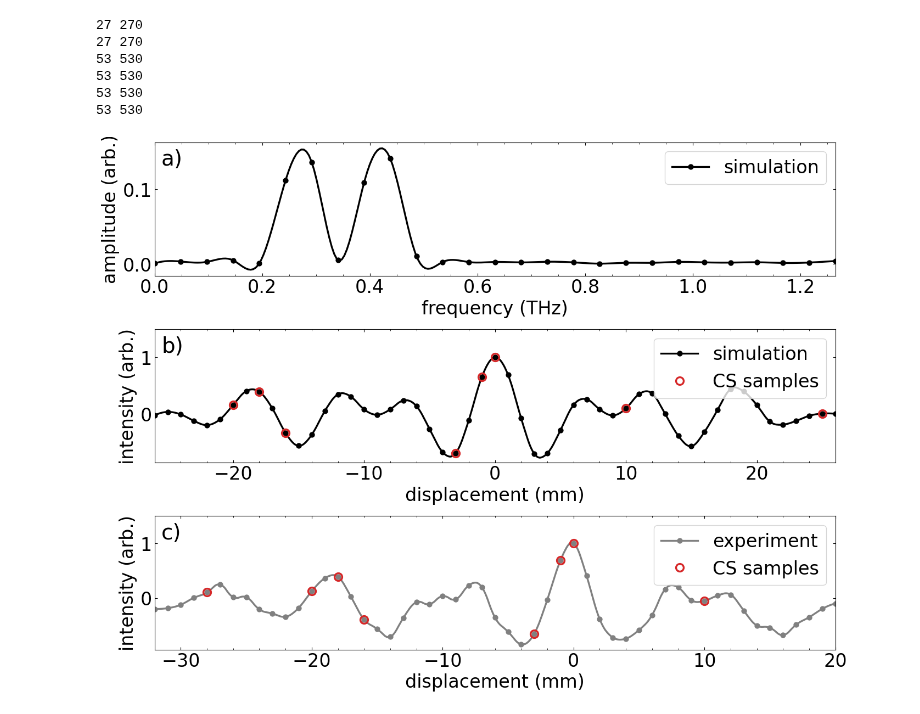
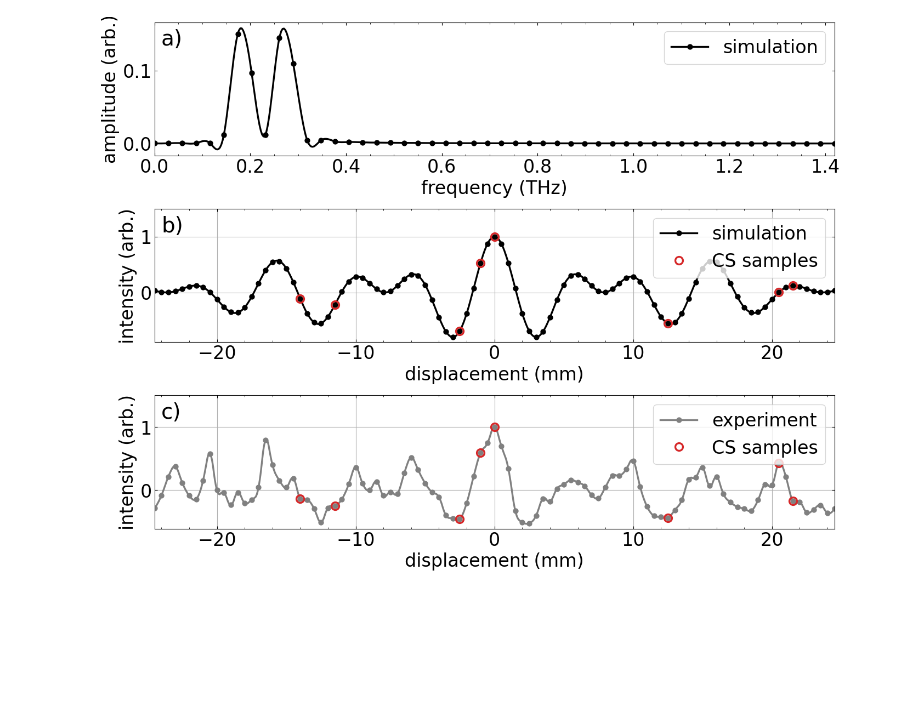
Before and after one commit to Jammi-Dodgers/THz-Compressed-Sensing, a Jupyter notebook: experimental_results_with_CS.ipynb, the cells around one changed output. Cells and saved outputs as stored; diff of their text form; code cells hidden in the pictures; blank space fills up the shorter version.

```diff
--- a/experimental_results_with_CS.ipynb
+++ b/experimental_results_with_CS.ipynb
@@ -8,14 +8,14 @@ plt.rcParams.update({'font.size':24, 'xtick.minor.visible': True, 'ytick.minor.v
                      'lines.linewidth': 2.4, 'lines.markersize': 10.0, 'lines.markeredgewidth': 2.4})
 #np.set_printoptions(threshold=sys.maxsize)
 # %%
-exp_sensors = [12, 14, 16, 29, 31, 32, 42,  4]
-regularization_coeffient = 1e-3
-pixel_pitch = 1 #mm
-theta = 200
+exp_sensors = np.array([21,26,44,47,49,74,90,92])
+regularization_coeffient = 5e-2
+pixel_pitch = 0.5 #mm
+theta = 360
 
-experiment, _ = cs.open_dataset("240802134128_processed1d", ".csv")
+experiment = cs.open_dataset("250821_133934_processed1d", ".csv")
 experiment /= np.max(experiment)
-simulation, _ = cs.open_dataset("1dmockanderrors22", ".csv")
+simulation, _ = cs.open_dataset("1dmockanderrors30", ".csv")
 simulation /= np.max(simulation)
 total_points = len(simulation)
 
@@ -24,8 +24,8 @@ freqs /= 2*np.sin(np.deg2rad(theta/60))
 freqs *= C
 freqs *= 1e-12
 # %%
-sim_sensors = exp_sensors -np.argmax(experiment) +np.argmax(simulation) #recenter
-sim_sensors = sim_sensors %total_points #wrap around
+sim_sensors = exp_sensors #-np.argmax(experiment) +np.argmax(simulation) #recenter
+# sim_sensors = sim_sensors %total_points #wrap around
 
 samples = np.full_like(experiment, np.nan)
 samples[exp_sensors] = experiment[exp_sensors]
@@ -35,9 +35,9 @@ exp_spectrum = np.abs(np.fft.rfft(experiment, norm= "forward"))
 sim_spectrum = np.abs(np.fft.rfft(simulation, norm= "forward"))
 
 idx = np.arange(total_points)
-sim_displacement = pixel_pitch *(idx -np.argmax(simulation)) # in mm
+sim_displacement = pixel_pitch *(idx -total_points//2) # in mm
 sim_path_difference = 2*sim_displacement*np.sin(np.deg2rad(theta/60))
-exp_displacement = pixel_pitch *(idx -np.argmax(experiment)) # in mm
+exp_displacement = pixel_pitch *(idx -total_points//2) # in mm
 exp_path_difference = 2*exp_displacement*np.sin(np.deg2rad(theta/60))
 # %%
 axs_mosaic = [["a)", "a)", "b)", "b)"],
@@ -99,40 +87,37 @@ fig, axs = plt.subplots(3,1, figsize= (16,12), gridspec_kw={"hspace": 0.4})
 axs[0].plot(freqs, sim_spectrum, color= "k", marker= ".", linestyle= "none")
 axs[0].plot(cs.interpolate(freqs), cs.interpolate(sim_spectrum, method= "cubic"), color= "k")
 axs[0].set(ylabel= "amplitude (arb.)", xlabel= "frequency (THz)", xlim= (freqs.min(), freqs.max()))
 axs[0].annotate("a)", (0.01,0.95), xycoords= 'axes fraction', ha= "left", va= "top", fontsize= 28)
 
 legend_elements = [mpllines.Line2D([0], [0], color= "black", marker= ".", label= "simulation")]
 axs[0].legend(handles=legend_elements, loc= "upper right")
 
 axs[1].plot(sim_displacement, simulation, color= "k", marker= ".", linestyle= "none")
 axs[1].plot(cs.interpolate(sim_displacement), cs.interpolate(simulation), color= "k")
 axs[1].plot(sim_displacement[sim_sensors], simulation[sim_sensors], markeredgecolor= "tab:red", marker= "o", markerfacecolor= "none", linestyle= "none")
 axs[1].set(ylabel= "intensity (arb.)", xlabel= "displacement (mm)", xlim= (sim_displacement.min(), sim_displacement.max()), ylim= (None, simulation.max() +0.5))
 axs[1].annotate("b)", (0.01,0.95), xycoords= 'axes fraction', ha= "left", va= "top", fontsize= 28)
 
 legend_elements = [mpllines.Line2D([0], [0], color= "black", marker= ".", label= "simulation"),
                    mpllines.Line2D([0], [0], markeredgecolor= "tab:red", marker= "o", markerfacecolor= "none", linestyle= "none", label= "CS samples")]
 axs[1].legend(handles=legend_elements, loc= "upper right")
+axs[1].grid()
 
+axs[2].sharex(axs[1])
 axs[2].plot(exp_displacement, experiment, color= "grey", marker= ".", linestyle= "none")
 axs[2].plot(cs.interpolate(exp_displacement), cs.interpolate(experiment), color= "grey")
 axs[2].plot(exp_displacement[exp_sensors], experiment[exp_sensors], markeredgecolor= "tab:red", marker= "o", markerfacecolor= "none", linestyle= "none")
 axs[2].set(ylabel= "intensity (arb.)", xlabel= "displacement (mm)", xlim= (exp_displacement.min(), exp_displacement.max()), ylim= (None, experiment.max() +0.5))
 axs[2].annotate("c)", (0.01,0.95), xycoords= 'axes fraction', ha= "left", va= "top", fontsize= 28)
 
 legend_elements = [mpllines.Line2D([0], [0], color= "grey", marker= ".", label= "experiment"),
                    mpllines.Line2D([0], [0], markeredgecolor= "tab:red", marker= "o", markerfacecolor= "none", linestyle= "none", label= "CS samples")]
 axs[2].legend(handles=legend_elements, loc= "upper right")
+axs[2].grid()
 
 plt.show()
 # %% [output]
-27 270
-27 270
-53 530
-53 530
-53 530
-53 530
-[figure, old version]
+[figure, new version]
 # %%
 fig, axs = plt.subplots(2, 1, figsize= (16, 12), gridspec_kw={"hspace": 0.3})
 
```
Also changed, not shown: parts of 2 cells of this notebook, 15 other files.
